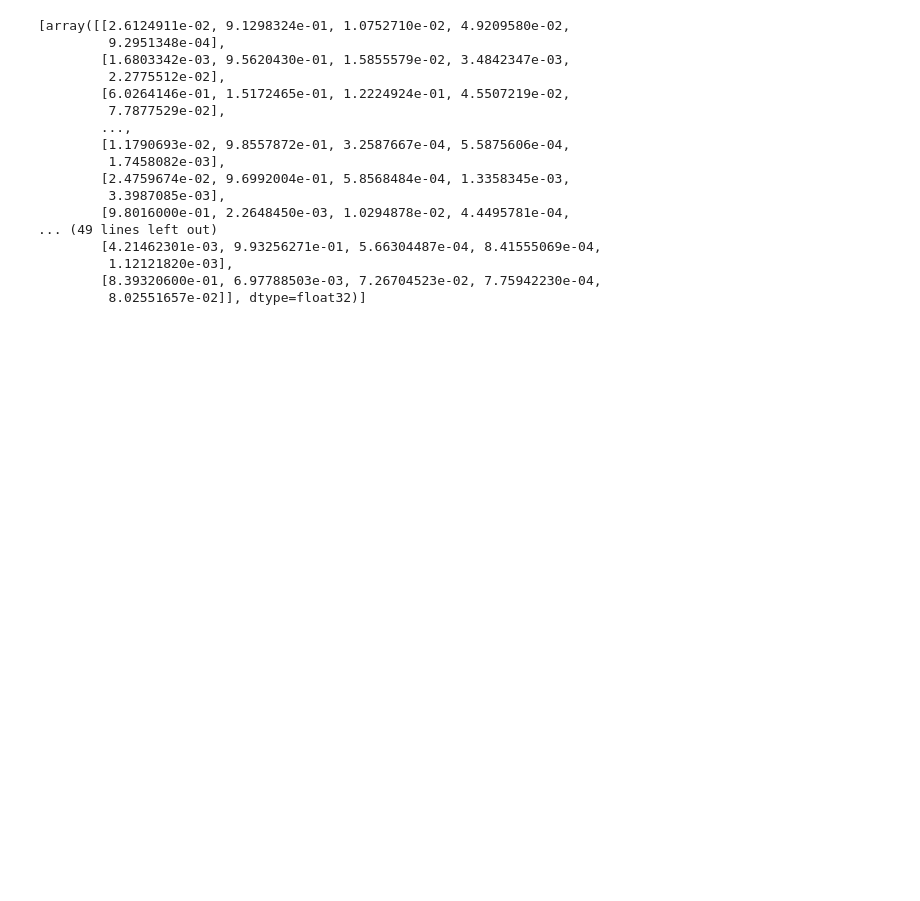
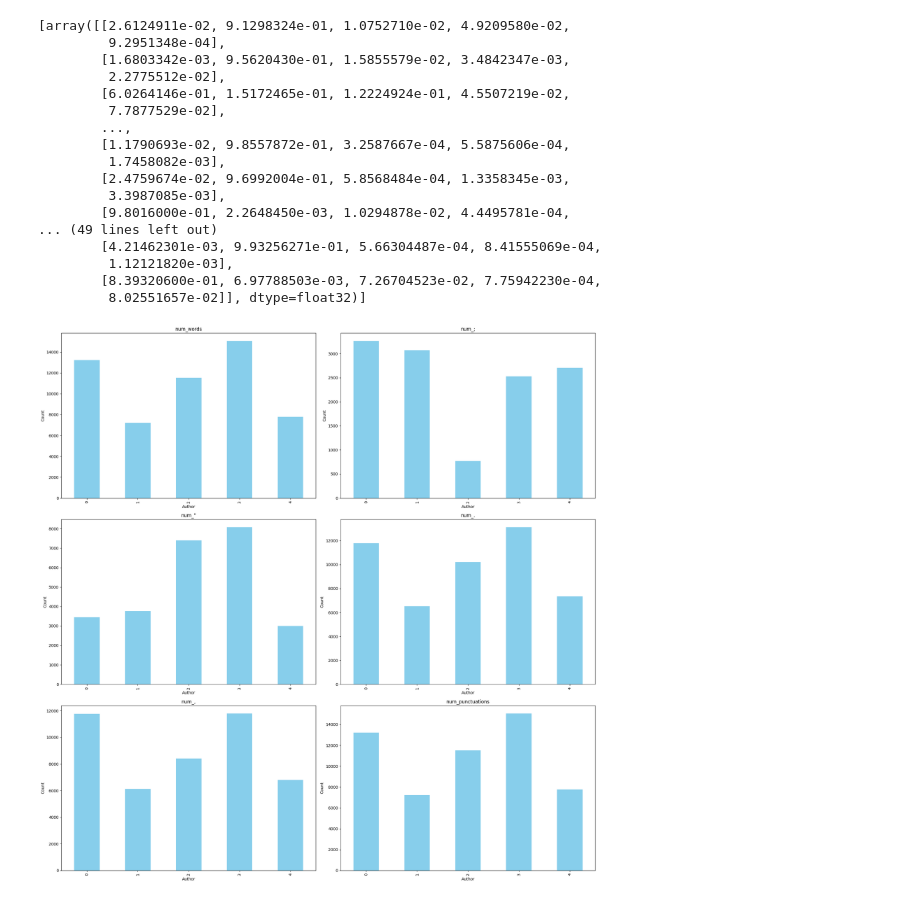
Before and after one commit to yewon-hong-ewha/24-1, a Jupyter notebook: OB_3조_프로젝트2_최종.ipynb, the cells around one changed output. Cells and saved outputs as stored; diff of their text form; code cells hidden in the pictures; blank space fills up the shorter version.

```diff
--- a/OB_3조_프로젝트2_최종.ipynb
+++ b/OB_3조_프로젝트2_최종.ipynb
@@ -377,3 +429,22 @@ pred = np.mean(pred_list, axis=0)
 # submission
 submission[['0','1','2','3','4']] = pred
 submission.to_csv('/content/drive/MyDrive/ESAA/OB/data/project2/submission_최종.csv', index = False, encoding = 'utf-8')
+# %%
+feature_list = ['num_words', 'num_;', 'num_"', 'num_.', 'num_,', 'num_punctuations']
+
+
+fig, axes = plt.subplots(nrows=3, ncols=2, figsize=(20, 20))
+axes = axes.flatten()
+
+for idx, feature in enumerate(feature_list):
+    ax = axes[idx]
+    df_feature = train[train[feature] != 0].groupby('author')[feature].count()
+    df_feature.plot(kind='bar', ax=ax, color='skyblue')
+    ax.set_title(feature)
+    ax.set_xlabel('Author')
+    ax.set_ylabel('Count')
+
+plt.tight_layout()
+plt.show()
+# %% [output]
+[figure, added]
```
Also changed, not shown: parts of 14 cells of this notebook.
